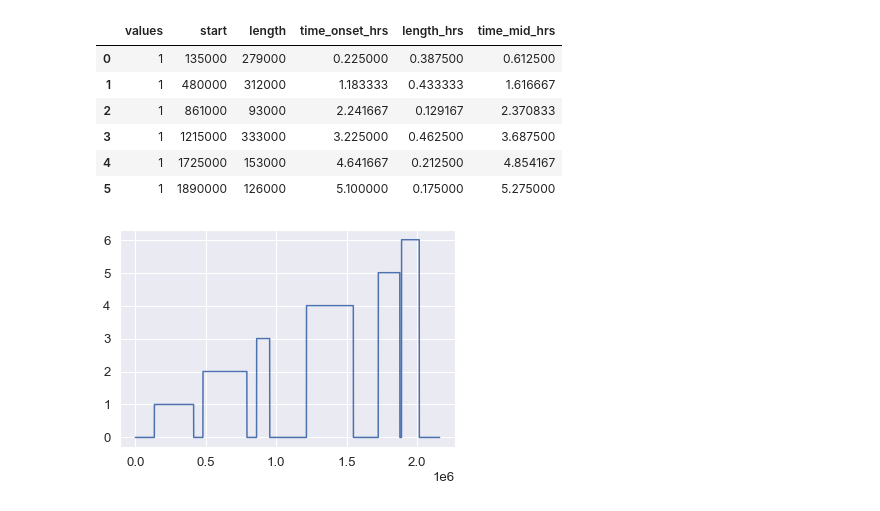
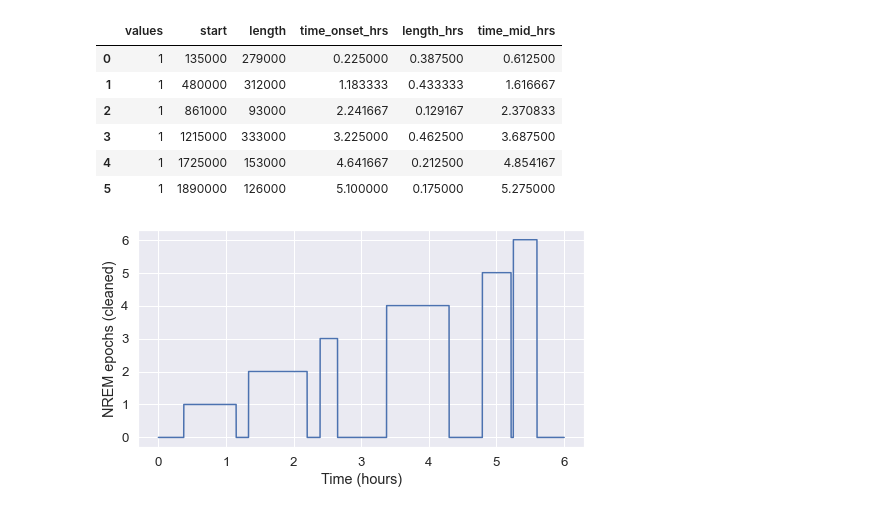
Before and after one commit to raphaelvallat/yasa, a Jupyter notebook: notebooks/feature_swa_decay.ipynb, the cells around one changed output. Cells and saved outputs as stored; diff of their text form; code cells hidden in the pictures.

```diff
--- a/notebooks/feature_swa_decay.ipynb
+++ b/notebooks/feature_swa_decay.ipynb
@@ -93,8 +152,11 @@ for i, row in epochs.iterrows():
     mask_epoch[start:end] = i + 1
-# %%
-plt.plot(mask_epoch);
-# %% [output]
-[figure, removed]
+# %%
+plt.figure(figsize=(8, 4))
+plt.plot(times / 3600, mask_epoch);
+plt.xlabel("Time (hours)")
+plt.ylabel("NREM epochs (cleaned)");
+# %% [output]
+[figure, added]
 # %%
 # Calculate SWA power in each period, for each channel
 nperseg = int(4 * sf)
```
Also changed, not shown: parts of 18 cells of this notebook, 1 other file.
